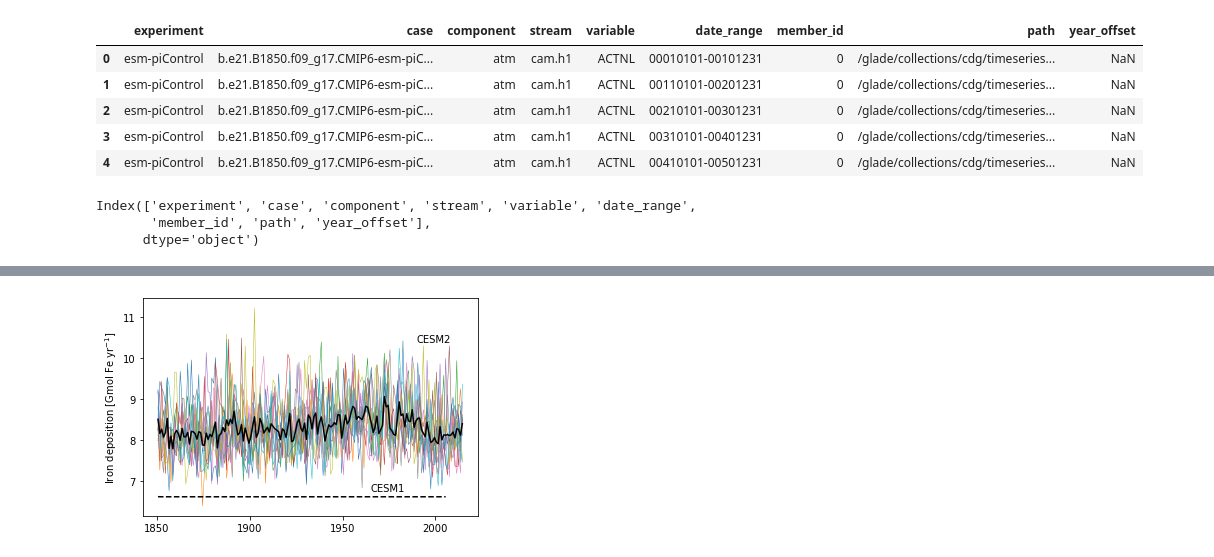
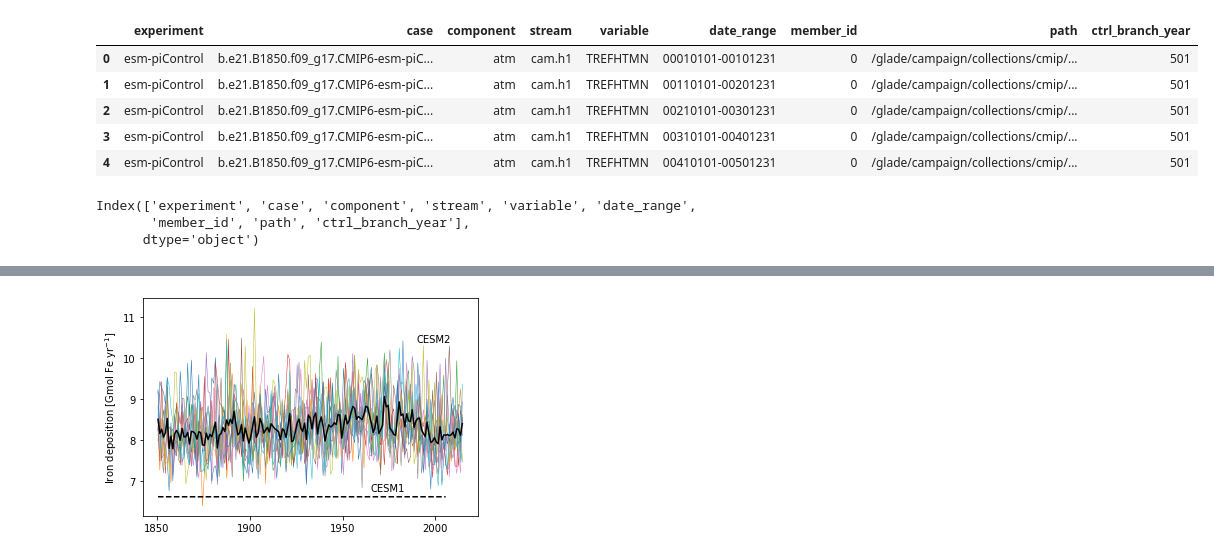
Before and after one commit to marbl-ecosys/cesm2-marbl, a Jupyter notebook: notebooks/forcing_iron_flux.ipynb, the cells around one changed output, grey strips where cells are left out. Saved outputs shown, nothing was run; the diff lists cells and outputs as text; code cells hidden in the pictures.

```diff
--- a/notebooks/forcing_iron_flux.ipynb
+++ b/notebooks/forcing_iron_flux.ipynb
@@ -21,20 +21,20 @@ import intake
 # NOTE: installed locally to fix occasional bugs
 import intake_esm
 # %%
-cesm2 = intake.open_esm_datastore('/glade/work/mlevy/CMIP6-CESM2_only-NOT_CMORIZED.json')
+cesm2 = intake.open_esm_datastore('/glade/work/mlevy/intake-esm-collection/json/CESM2-CMIP6_only-NOT_CMORIZED.json')
 cesm2.df.head()
 # %% [output]
-|  | experiment | case | component | stream | variable | date_range | member_id | path | year_offset |
-| 0 | esm-piControl | b.e21.B1850.f09_g17.CMIP6-esm-piC... | atm | cam.h1 | ACTNL | 00010101-00101231 | 0 | /glade/collections/cdg/timeseries... | NaN |
-| 1 | esm-piControl | b.e21.B1850.f09_g17.CMIP6-esm-piC... | atm | cam.h1 | ACTNL | 00110101-00201231 | 0 | /glade/collections/cdg/timeseries... | NaN |
-| 2 | esm-piControl | b.e21.B1850.f09_g17.CMIP6-esm-piC... | atm | cam.h1 | ACTNL | 00210101-00301231 | 0 | /glade/collections/cdg/timeseries... | NaN |
-| 3 | esm-piControl | b.e21.B1850.f09_g17.CMIP6-esm-piC... | atm | cam.h1 | ACTNL | 00310101-00401231 | 0 | /glade/collections/cdg/timeseries... | NaN |
-| 4 | esm-piControl | b.e21.B1850.f09_g17.CMIP6-esm-piC... | atm | cam.h1 | ACTNL | 00410101-00501231 | 0 | /glade/collections/cdg/timeseries... | NaN |
+|  | experiment | case | component | stream | variable | date_range | member_id | path | ctrl_branch_year |
+| 0 | esm-piControl | b.e21.B1850.f09_g17.CMIP6-esm-piC... | atm | cam.h1 | TREFHTMN | 00010101-00101231 | 0 | /glade/campaign/collections/cmip/... | 501 |
+| 1 | esm-piControl | b.e21.B1850.f09_g17.CMIP6-esm-piC... | atm | cam.h1 | TREFHTMN | 00110101-00201231 | 0 | /glade/campaign/collections/cmip/... | 501 |
+| 2 | esm-piControl | b.e21.B1850.f09_g17.CMIP6-esm-piC... | atm | cam.h1 | TREFHTMN | 00210101-00301231 | 0 | /glade/campaign/collections/cmip/... | 501 |
+| 3 | esm-piControl | b.e21.B1850.f09_g17.CMIP6-esm-piC... | atm | cam.h1 | TREFHTMN | 00310101-00401231 | 0 | /glade/campaign/collections/cmip/... | 501 |
+| 4 | esm-piControl | b.e21.B1850.f09_g17.CMIP6-esm-piC... | atm | cam.h1 | TREFHTMN | 00410101-00501231 | 0 | /glade/campaign/collections/cmip/... | 501 |
 # %%
 cesm2.df.columns
 # %% [output]
 Index(['experiment', 'case', 'component', 'stream', 'variable', 'date_range',
-       'member_id', 'path', 'year_offset'],
+       'member_id', 'path', 'ctrl_branch_year'],
       dtype='object')
 # %%
 ### TODO: SUPPORT CMIP5
```
Also changed, not shown: parts of 7 cells of this notebook, 1 other file.
